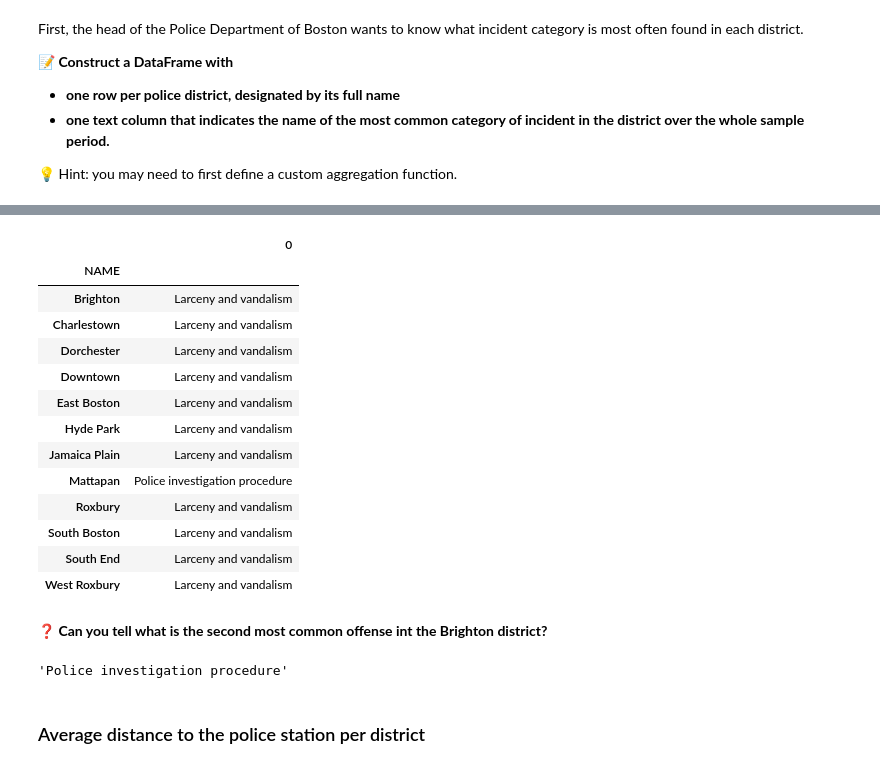
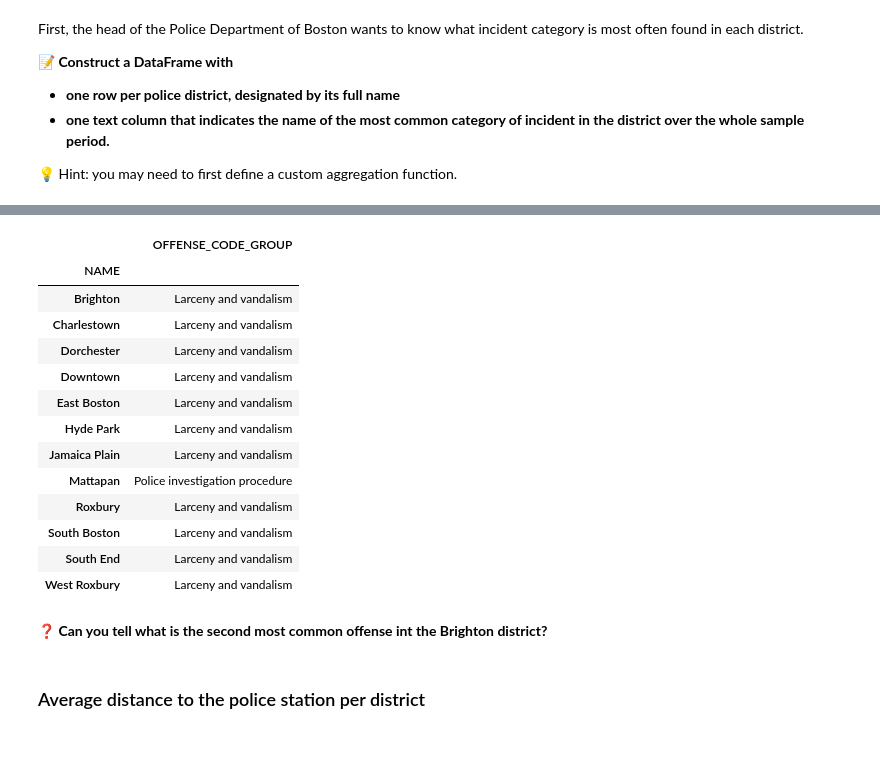
Before and after one commit to MartinJ9678/data-certification-exam, a Jupyter notebook: decision_science/boston_crimes.ipynb, the cells around one changed output, grey strips where cells are left out. Saved outputs shown, nothing was run; the diff lists cells and outputs as text; code cells hidden in the pictures.

```diff
--- a/decision_science/boston_crimes.ipynb
+++ b/decision_science/boston_crimes.ipynb
@@ -440,23 +435,24 @@ incident_per_city
-# %%
-pd.DataFrame(incident_per_city.idxmax())
-# %% [output]
-|  | 0 |
-| NAME |  |
-| Brighton | Larceny and vandalism |
-| Charlestown | Larceny and vandalism |
-| Dorchester | Larceny and vandalism |
-| Downtown | Larceny and vandalism |
-| East Boston | Larceny and vandalism |
-| Hyde Park | Larceny and vandalism |
-| Jamaica Plain | Larceny and vandalism |
-| Mattapan | Police investigation procedure |
-| Roxbury | Larceny and vandalism |
-| South Boston | Larceny and vandalism |
-| South End | Larceny and vandalism |
-| West Roxbury | Larceny and vandalism |
+# %%
+def max_seria(seria):
+    return seria.mode()
+offense_incidents = data.groupby(['NAME']).agg({'OFFENSE_CODE_GROUP': [max_seria]})
+offense_incidents.columns = ['OFFENSE_CODE_GROUP']
+# %%
+offense_incidents
+# %% [output]
+|  | OFFENSE_CODE_GROUP |
+| NAME |  |
+| Brighton | Larceny and vandalism |
+| Charlestown | Larceny and vandalism |
+| Dorchester | Larceny and vandalism |
+| Downtown | Larceny and vandalism |
+| East Boston | Larceny and vandalism |
+| Hyde Park | Larceny and vandalism |
+| Jamaica Plain | Larceny and vandalism |
+| Mattapan | Police investigation procedure |
+| Roxbury | Larceny and vandalism |
+| South Boston | Larceny and vandalism |
+| South End | Larceny and vandalism |
+| West Roxbury | Larceny and vandalism |
 # %% [markdown]
 **❓ Can you tell what is the second most common offense int the Brighton district?**
-# %%
-incident_per_city['Brighton'].sort_values(ascending=False).index[1]
-# %% [output]
-'Police investigation procedure'
```
Also changed, not shown: parts of 6 cells of this notebook, 1 other file.
